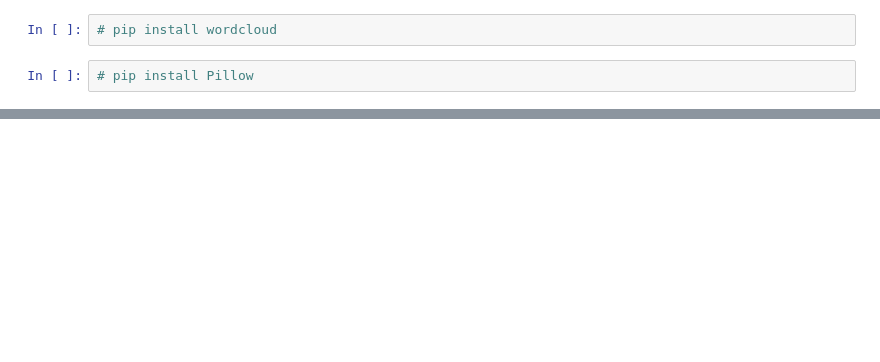
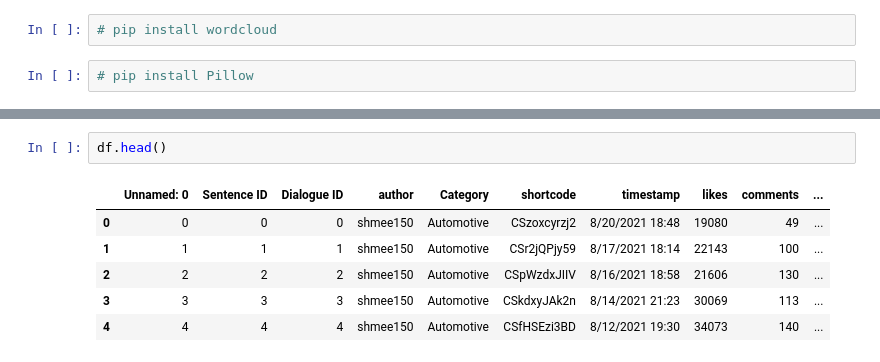
Before and after one commit to jfreese816/Final_Project, a Jupyter notebook: assets/ipynb/machine_learning.ipynb, the cells around one changed output, grey strips where cells are left out. Saved outputs shown, nothing was run; the diff lists cells and outputs as text; blank space fills up the shorter version.

```diff
--- a/assets/ipynb/machine_learning.ipynb
+++ b/assets/ipynb/machine_learning.ipynb
@@ -121,0 +41,9 @@ TypeError: Image data of dtype object cannot be converted to float
+# %%
+df.head()
+# %% [output]
+|  | Unnamed: 0 | Sentence ID | Dialogue ID | author | Category | shortcode | timestamp | likes | comments | ... |
+| 0 | 0 | 0 | 0 | shmee150 | Automotive | CSzoxcyrzj2 | 8/20/2021 18:48 | 19080 | 49 | ... |
+| 1 | 1 | 1 | 1 | shmee150 | Automotive | CSr2jQPjy59 | 8/17/2021 18:14 | 22143 | 100 | ... |
+| 2 | 2 | 2 | 2 | shmee150 | Automotive | CSpWzdxJIIV | 8/16/2021 18:58 | 21606 | 130 | ... |
+| 3 | 3 | 3 | 3 | shmee150 | Automotive | CSkdxyJAk2n | 8/14/2021 21:23 | 30069 | 113 | ... |
+| 4 | 4 | 4 | 4 | shmee150 | Automotive | CSfHSEzi3BD | 8/12/2021 19:30 | 34073 | 140 | ... |
```
Also changed, not shown: parts of 11 cells of this notebook.
